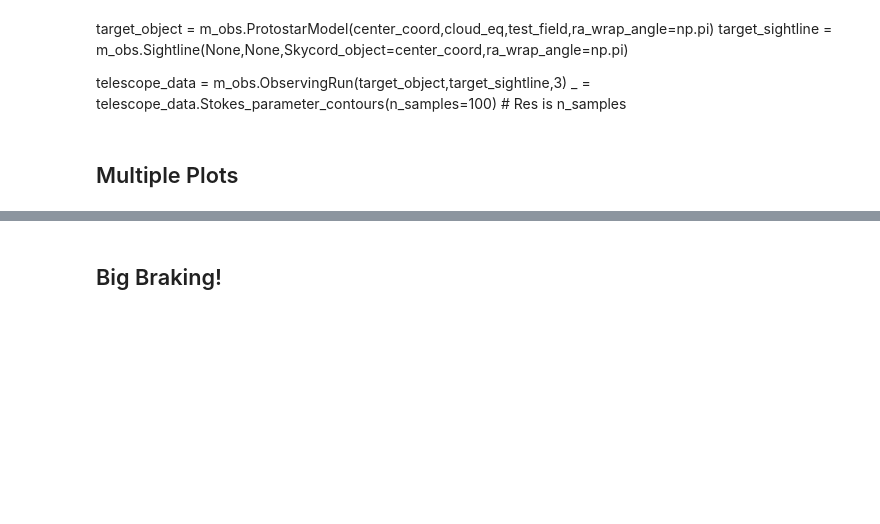
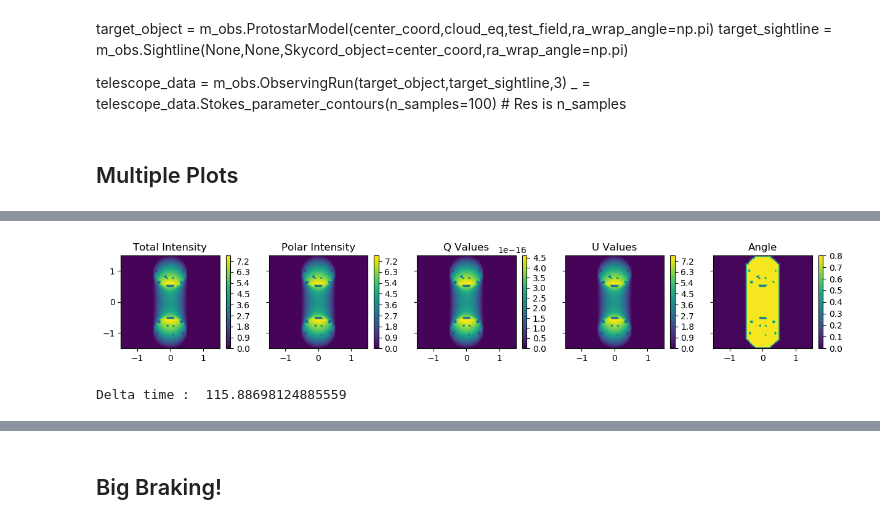
Before and after one commit to psmd-iberutaru/Akamai-Internship, a Jupyter notebook: Codebase/Active_Codebase/contour_plots.ipynb, the cells around one changed output, grey strips where cells are left out. Drawn from its saved outputs; the diff is of its cells as text; code cells hidden in the pictures; blank space fills up the shorter version.

```diff
--- a/Codebase/Active_Codebase/contour_plots.ipynb
+++ b/Codebase/Active_Codebase/contour_plots.ipynb
@@ -79,15 +150,21 @@ _ = telescope_data_45.Stokes_parameter_contours(n_axial_samples=50)
 # %%
-def test_field_90(x,y,z):
-    return 0,0,1
+def test_field_135(x,y,z):
+    return 0,-1,1
 
-def cloud_eq_x(x,y,z):
+def cloud_eq_y(x,y,z):
     R = 1
     r = 0.5
-    return (np.sqrt(y**2 + z**2) - R)**2 + x**2 - r**2
+    return (np.sqrt(x**2 + z**2) - R)**2 + y**2 - r**2
 
-target_object_90 = m_obs.ProtostarModel(center_coord,cloud_eq_x,test_field_90,
-                                        zeros_guess_count=n_zeros,ra_wrap_angle=np.pi)
-target_sightline_90 = m_obs.Sightline(None,None,Skycord_object=center_coord,ra_wrap_angle=np.pi)
-telescope_data_90 = m_obs.ObservingRun(target_object_90,target_sightline_90,3)
+target_object_135 = m_obs.ProtostarModel(center_coord,cloud_eq_y,test_field_135,
+                                         zeros_guess_count=n_zeros,ra_wrap_angle=np.pi)
+target_sightline_135 = m_obs.Sightline(None,None,Skycord_object=center_coord,ra_wrap_angle=np.pi)
+telescope_data_135 = m_obs.ObservingRun(target_object_135,target_sightline_135,3)
 
-_ = telescope_data_90.Stokes_parameter_contours(n_axial_samples=50)
+start_time = time.time()
+_ = telescope_data_135.Stokes_parameter_contours(n_axial_samples=50)
+end_time = time.time()
+print('Delta time : ', end_time - start_time)
+# %% [output]
+[figure, added]
+Delta time :  115.88698124885559
```
Also changed, not shown: parts of 11 cells of this notebook, 11 other files.
